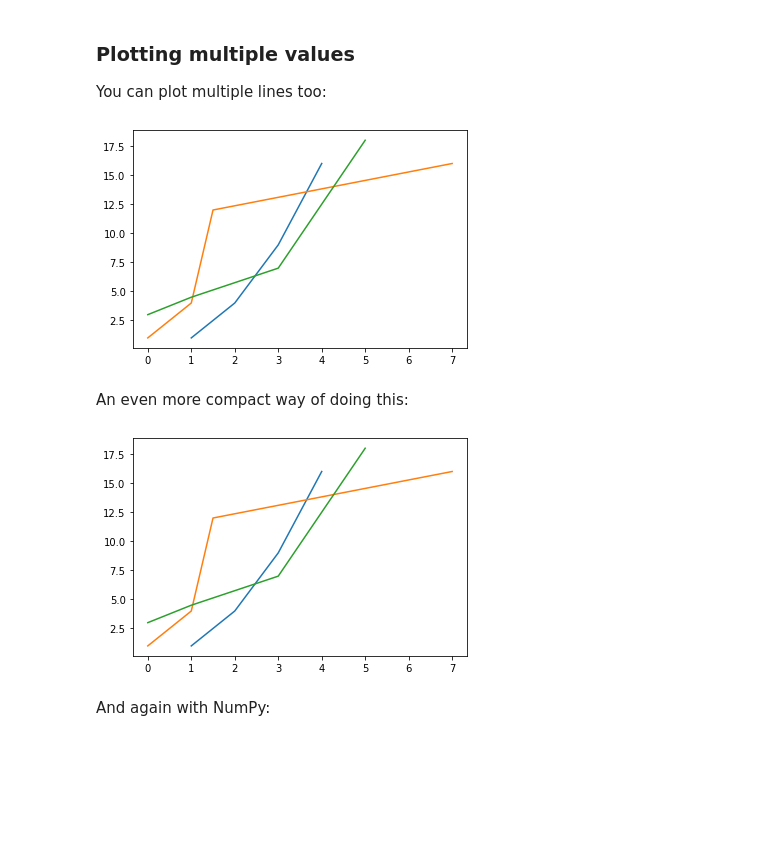
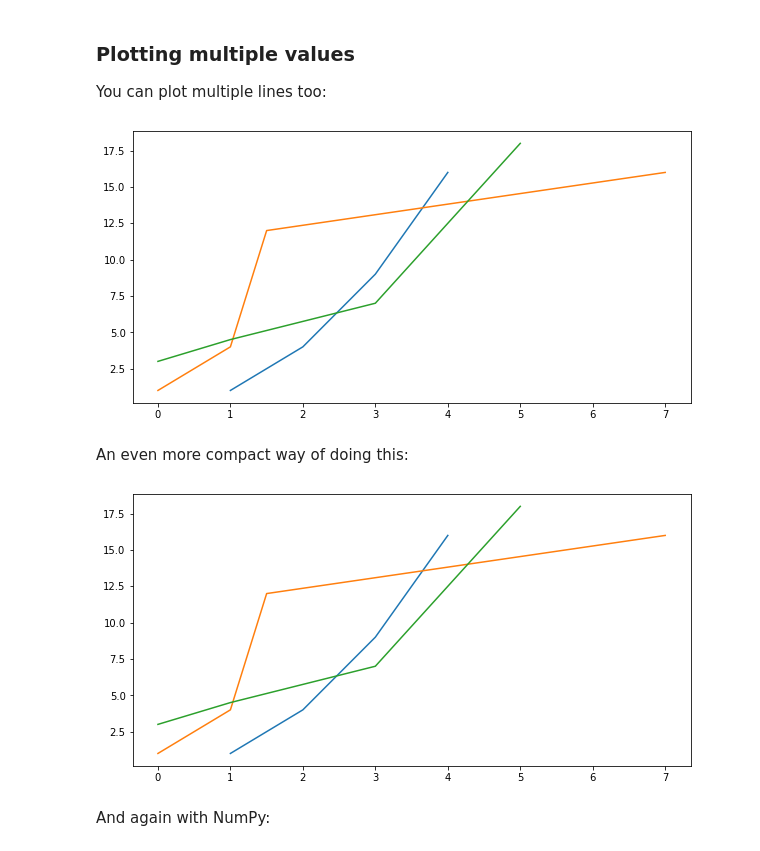
Before and after one commit to makeabilitylab/signals, a Jupyter notebook: Tutorials/IntroToMatplotlib.ipynb, the cells around one changed output. Drawn from its saved outputs; the diff is of its cells as text; code cells hidden in the pictures; blank space fills up the shorter version.

```diff
--- a/Tutorials/IntroToMatplotlib.ipynb
+++ b/Tutorials/IntroToMatplotlib.ipynb
@@ -93,23 +104,25 @@ You can plot multiple lines too:
 # %%
 # setup the data
 (x1_vals, y1_vals) = ([1,2,3,4], [1, 4, 9, 16])
 (x2_vals, y2_vals) = ([0,1,1.5,7], [1,4,12,16])
 (x3_vals, y3_vals) = ([0,1,3,5], [3,4.5,7,18])
 
 # plot the data
+plt.figure(figsize=(10, 5))
 plt.plot(x1_vals, y1_vals)
 plt.plot(x2_vals, y2_vals)
 plt.plot(x3_vals, y3_vals)
 plt.show()
 # %% [output]
-[figure, old version]
+[figure, new version]
 # %% [markdown]
 An even more compact way of doing this:
 # %%
+plt.figure(figsize=(10, 5))
 plt.plot(x1_vals, y1_vals, x2_vals, y2_vals, x3_vals, y3_vals)
 plt.show()
 # %% [output]
-[figure, old version]
+[figure, new version]
 # %% [markdown]
 And again with NumPy:
 # %%
```
Also changed, not shown: parts of 3 cells of this notebook, 2 other files.
